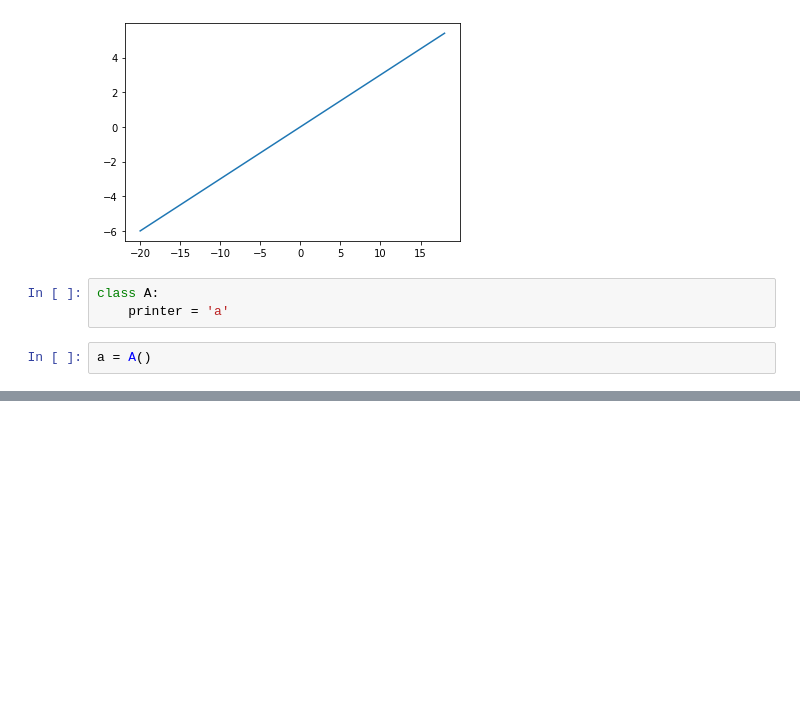
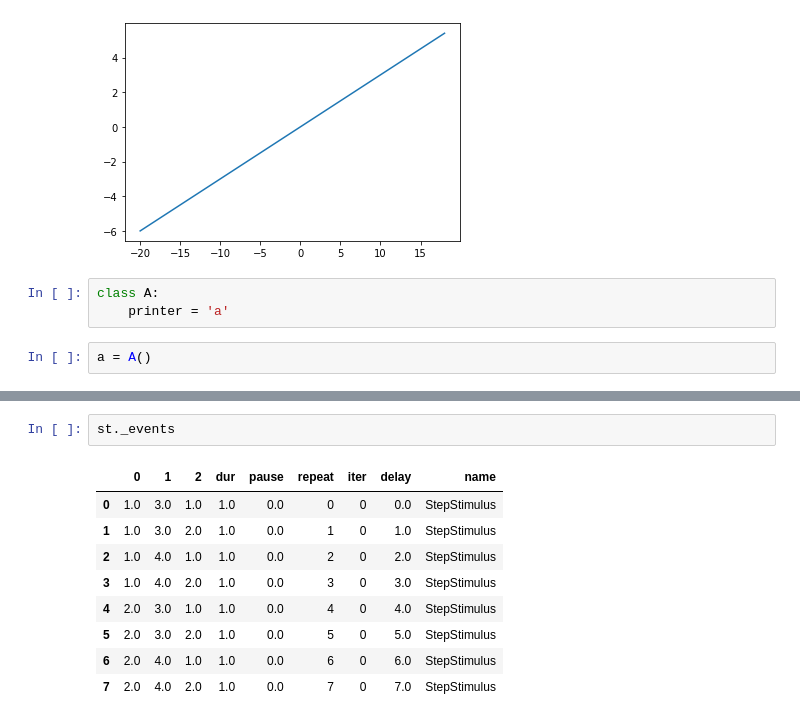
Before and after one commit to neuralsignal/dreye, a Jupyter notebook: messy_notebooks/rebase_Tests.ipynb, the cells around one changed output, grey strips where cells are left out. Cells and saved outputs as stored; diff of their text form; blank space fills up the shorter version.

```diff
--- a/messy_notebooks/rebase_Tests.ipynb
+++ b/messy_notebooks/rebase_Tests.ipynb
@@ -910,0 +923,12 @@ a = A()
+# %%
+st._events
+# %% [output]
+|  | 0 | 1 | 2 | dur | pause | repeat | iter | delay | name |
+| 0 | 1.0 | 3.0 | 1.0 | 1.0 | 0.0 | 0 | 0 | 0.0 | StepStimulus |
+| 1 | 1.0 | 3.0 | 2.0 | 1.0 | 0.0 | 1 | 0 | 1.0 | StepStimulus |
+| 2 | 1.0 | 4.0 | 1.0 | 1.0 | 0.0 | 2 | 0 | 2.0 | StepStimulus |
+| 3 | 1.0 | 4.0 | 2.0 | 1.0 | 0.0 | 3 | 0 | 3.0 | StepStimulus |
+| 4 | 2.0 | 3.0 | 1.0 | 1.0 | 0.0 | 4 | 0 | 4.0 | StepStimulus |
+| 5 | 2.0 | 3.0 | 2.0 | 1.0 | 0.0 | 5 | 0 | 5.0 | StepStimulus |
+| 6 | 2.0 | 4.0 | 1.0 | 1.0 | 0.0 | 6 | 0 | 6.0 | StepStimulus |
+| 7 | 2.0 | 4.0 | 2.0 | 1.0 | 0.0 | 7 | 0 | 7.0 | StepStimulus |
```
Also changed, not shown: parts of 25 cells of this notebook, 7 other files.
